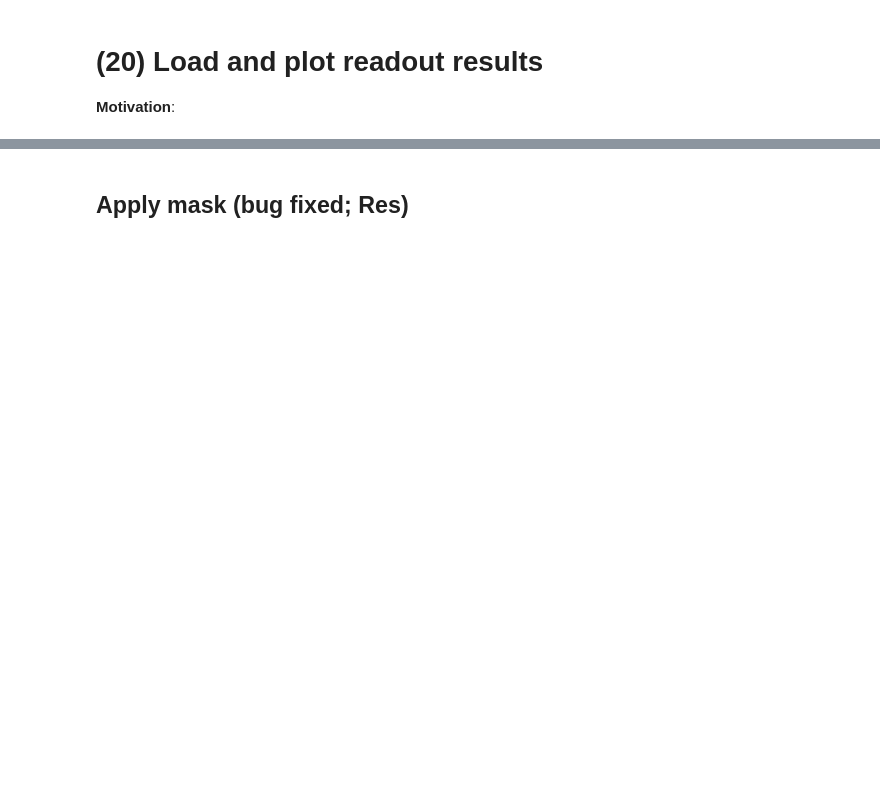
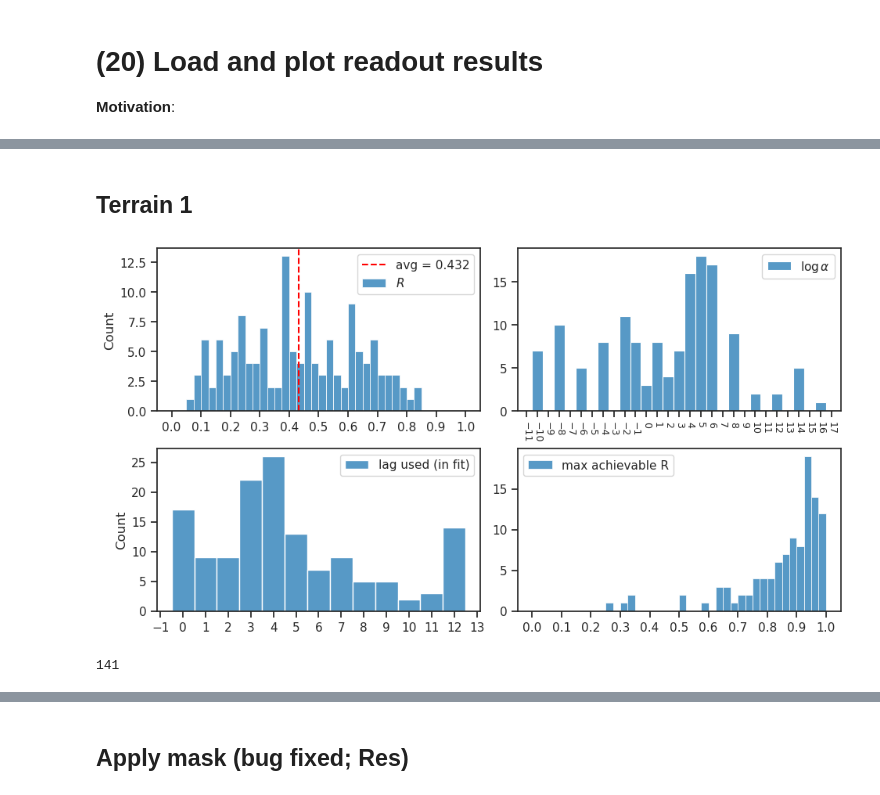
Before and after one commit to hadivafaii/jb-MTMST, a Jupyter notebook: _sources/nb/2023-04/20_examine-readout-GABAN.ipynb, the cells around one changed output, grey strips where cells are left out. Drawn from its saved outputs; the diff is of its cells as text; code cells hidden in the pictures; blank space fills up the shorter version.

```diff
--- a/_sources/nb/2023-04/20_examine-readout-GABAN.ipynb
+++ b/_sources/nb/2023-04/20_examine-readout-GABAN.ipynb
@@ -57,0 +85,11 @@ df
+# %% [markdown]
+## Terrain 1
+# %%
+fit_name = 'terrain1_nf-210_(2023_04_27,12:50)'
+df, df_all, ro_all, args, tr = summarize_neural_fits(fit_name)
+
+_ = show_neural_results(df)
+len(df)
+# %% [output]
+[figure, added]
+141
```
Also changed, not shown: parts of 33 cells of this notebook, 34 other files.
